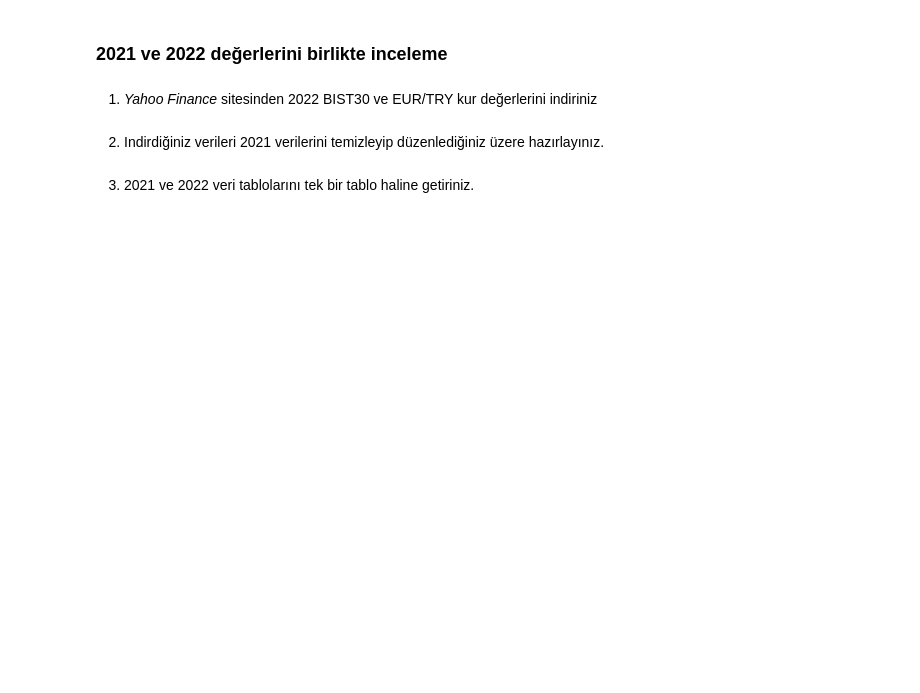
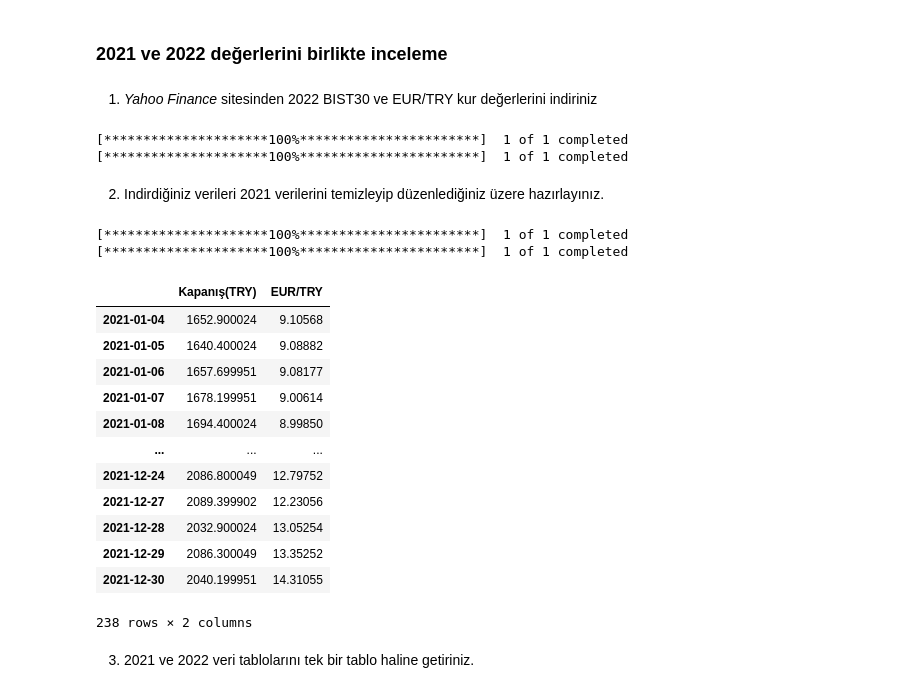
Before and after one commit to yagmurmutlu/GMKA_yagmur_mutlu, a Jupyter notebook: Odev3_Python_Veri_Analizi_Egitimi__yagmur_mutlu_.ipynb, the cells around one changed output. Saved outputs shown, nothing was run; the diff lists cells and outputs as text; code cells hidden in the pictures; blank space fills up the shorter version.

```diff
--- a/Odev3_Python_Veri_Analizi_Egitimi__yagmur_mutlu_.ipynb
+++ b/Odev3_Python_Veri_Analizi_Egitimi__yagmur_mutlu_.ipynb
@@ -181,7 +181,48 @@ fig3.show()
 ### 2021 ve 2022 değerlerini birlikte inceleme
 # %% [markdown]
 1. <i> Yahoo Finance</i> sitesinden 2022 BIST30 ve EUR/TRY kur değerlerini indiriniz
+# %%
+indirme_listesi=['XU030.IS','EURTRY=X']
+veri_2022= pd.DataFrame()
+
+for i in indirme_listesi:
+  data=yf.download(i,start='2022-01-01', end = '2022-04-01')
+  data=data['Adj Close'].rename(i)
+#  veri_2022 = pd.concat([veri_2022,data],axis=1)
+
+#veri_2022
+# %% [output]
+[*********************100%***********************]  1 of 1 completed
+[*********************100%***********************]  1 of 1 completed
 # %% [markdown]
 2. Indirdiğiniz verileri 2021 verilerini temizleyip düzenlediğiniz üzere hazırlayınız.
+# %%
+#indirme_listesi=['XU100.IS','TRY=X']
+veri_2021= pd.DataFrame()
+
+for i in indirme_listesi:
+  data=yf.download(i,start='2021-01-01', end = '2021-12-31')
+  data=data['Adj Close'].rename(i)
+  veri_2021 = pd.concat([veri_2021,data],axis=1)
+
+veri_2021.columns=['Kapanış(TRY)','EUR/TRY']
+veri_2021=veri_2021[veri_2021['Kapanış(TRY)']>0]
+veri_2021
+# %% [output]
+[*********************100%***********************]  1 of 1 completed
+[*********************100%***********************]  1 of 1 completed
+|  | Kapanış(TRY) | EUR/TRY |
+| 2021-01-04 | 1652.900024 | 9.10568 |
+| 2021-01-05 | 1640.400024 | 9.08882 |
+| 2021-01-06 | 1657.699951 | 9.08177 |
+| 2021-01-07 | 1678.199951 | 9.00614 |
+| 2021-01-08 | 1694.400024 | 8.99850 |
+| ... | ... | ... |
+| 2021-12-24 | 2086.800049 | 12.79752 |
+| 2021-12-27 | 2089.399902 | 12.23056 |
+| 2021-12-28 | 2032.900024 | 13.05254 |
+| 2021-12-29 | 2086.300049 | 13.35252 |
+| 2021-12-30 | 2040.199951 | 14.31055 |
+238 rows × 2 columns
 # %% [markdown]
 3. 2021 ve 2022 veri tablolarını tek bir tablo haline getiriniz.
```
Also changed, not shown: parts of 7 cells of this notebook.
